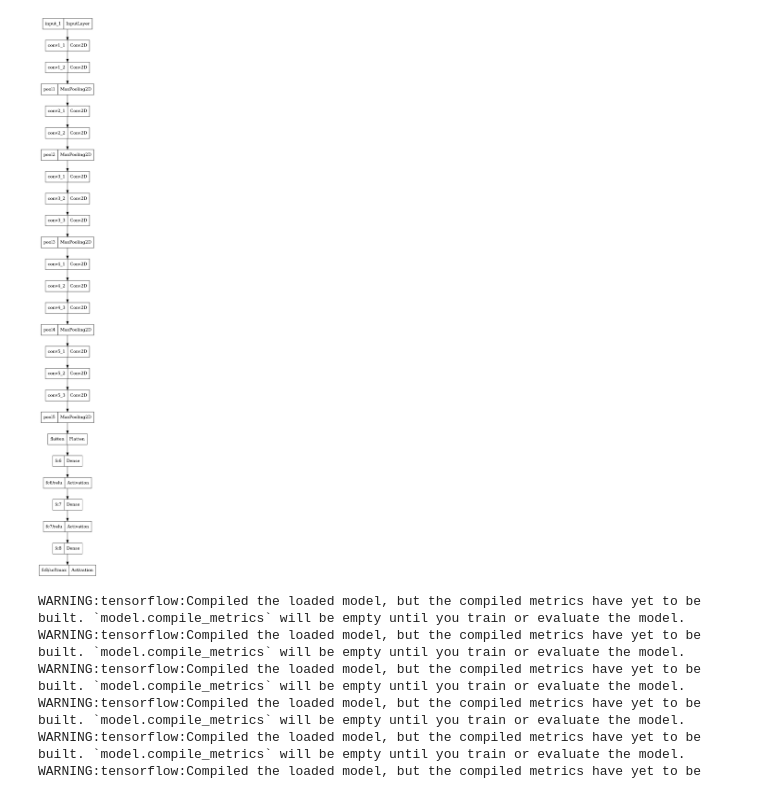
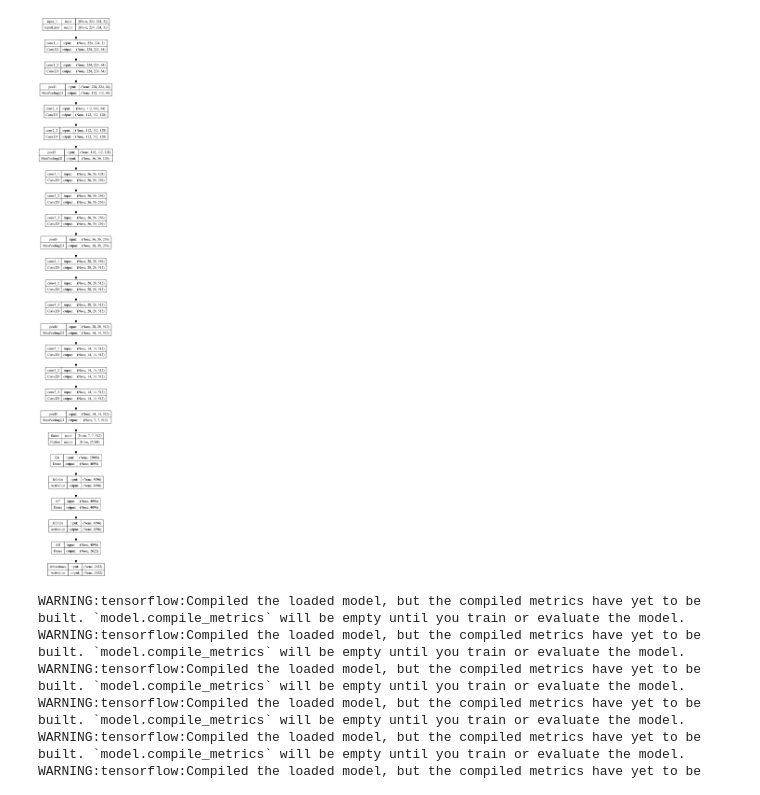
Before and after one commit to socathie/oppai-benchmark, a Jupyter notebook: vggface/vggface.ipynb, the cells around one changed output. Cells and saved outputs as stored; diff of their text form; code cells hidden in the pictures.

Commit message:
Update vggface model image

```diff
--- a/vggface/vggface.ipynb
+++ b/vggface/vggface.ipynb
@@ -30,10 +33,10 @@ _________________________________________________________________
 # %%
 from tensorflow.keras.utils import plot_model
 
 # plot model and display image
-plot_model(model, to_file='model.png')
+plot_model(model, to_file='model.png', show_shapes=True)
 # %% [output]
-[figure, old version]
+[figure, new version]
 # %%
 # iterate over the layers and export models from first to current layer to h5 files
 for i in range(1, len(model.layers)):
```
Also changed, not shown: parts of 2 cells of this notebook, 1 other file.
